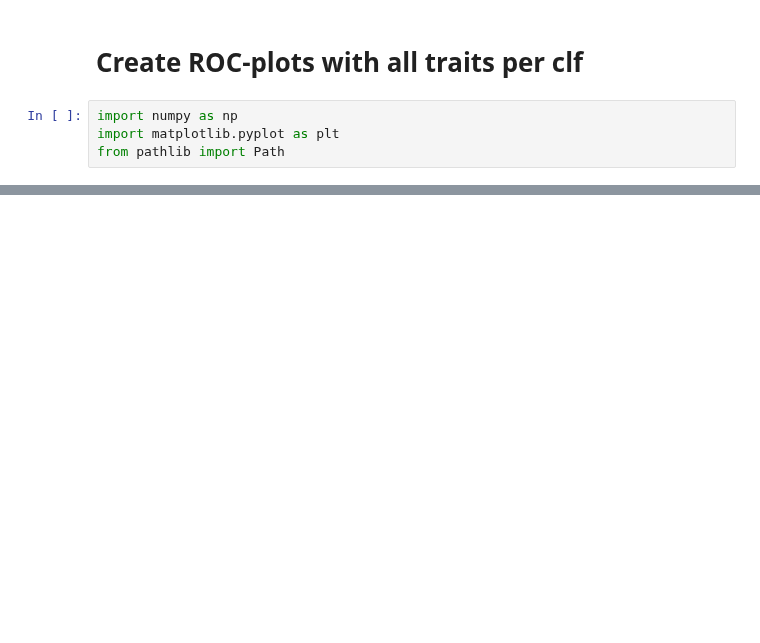
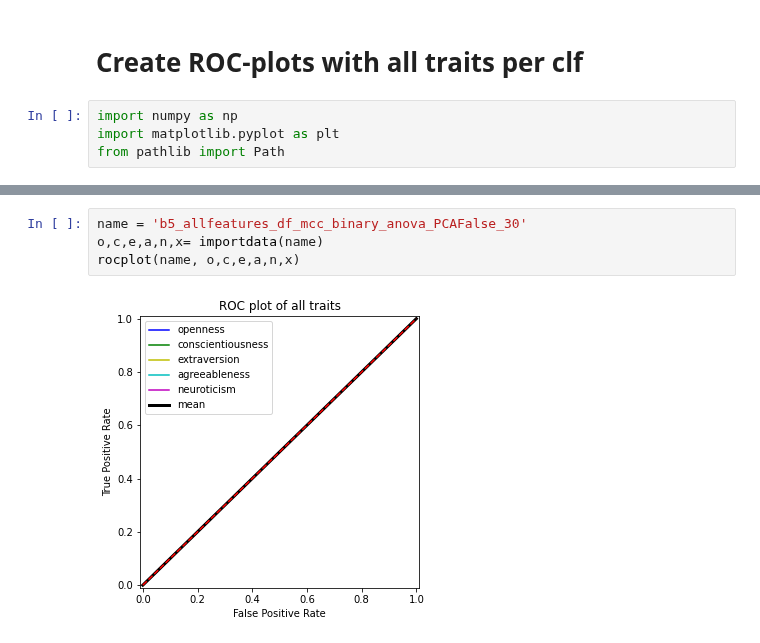
Before and after one commit to sophiasylvester/Big5-NLP, a Jupyter notebook: clf_plots.ipynb, the cells around one changed output, grey strips where cells are left out. Cells and saved outputs as stored; diff of their text form; blank space fills up the shorter version.

```diff
--- a/clf_plots.ipynb
+++ b/clf_plots.ipynb
@@ -59,0 +56,6 @@ plt.show()
+# %%
+name = 'b5_allfeatures_df_mcc_binary_anova_PCAFalse_30'
+o,c,e,a,n,x= importdata(name)
+rocplot(name, o,c,e,a,n,x)
+# %% [output]
+[figure, added]
```
Also changed, not shown: parts of 35 cells of this notebook.
